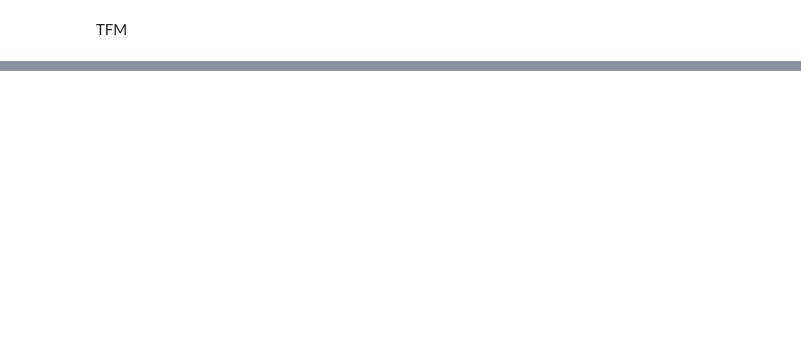
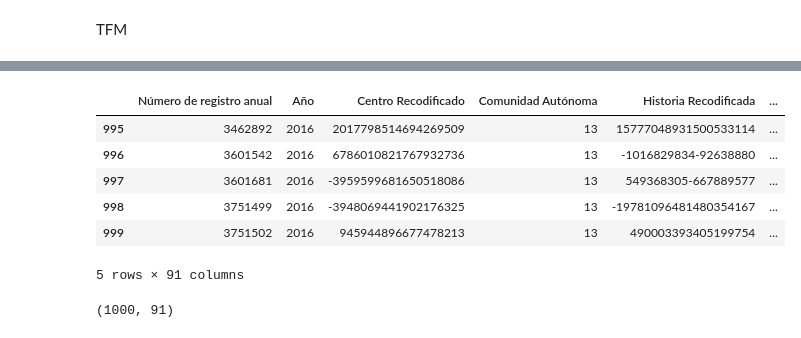
Before and after one commit to hlopezluis/unir-tfm, a Jupyter notebook: sources/scripts python/initial load.ipynb, the cells around one changed output, grey strips where cells are left out. Cells and saved outputs as stored; diff of their text form; code cells hidden in the pictures; blank space fills up the shorter version.

```diff
--- a/sources/scripts python/initial load.ipynb
+++ b/sources/scripts python/initial load.ipynb
@@ -35,0 +37,16 @@ print(df2.head())
+# %%
+# Mostrar últimas fileas
+df.tail()
+# %% [output]
+|  | Número de registro anual | Año | Centro Recodificado | Comunidad Autónoma | Historia Recodificada | ... |
+| 995 | 3462892 | 2016 | 2017798514694269509 | 13 | 15777048931500533114 | ... |
+| 996 | 3601542 | 2016 | 6786010821767932736 | 13 | -1016829834-92638880 | ... |
+| 997 | 3601681 | 2016 | -3959599681650518086 | 13 | 549368305-667889577 | ... |
+| 998 | 3751499 | 2016 | -3948069441902176325 | 13 | -19781096481480354167 | ... |
+| 999 | 3751502 | 2016 | 945944896677478213 | 13 | 490003393405199754 | ... |
+5 rows × 91 columns
+# %%
+# Número de registros y atributos
+df.shape
+# %% [output]
+(1000, 91)
```
Also changed, not shown: parts of 25 cells of this notebook.
